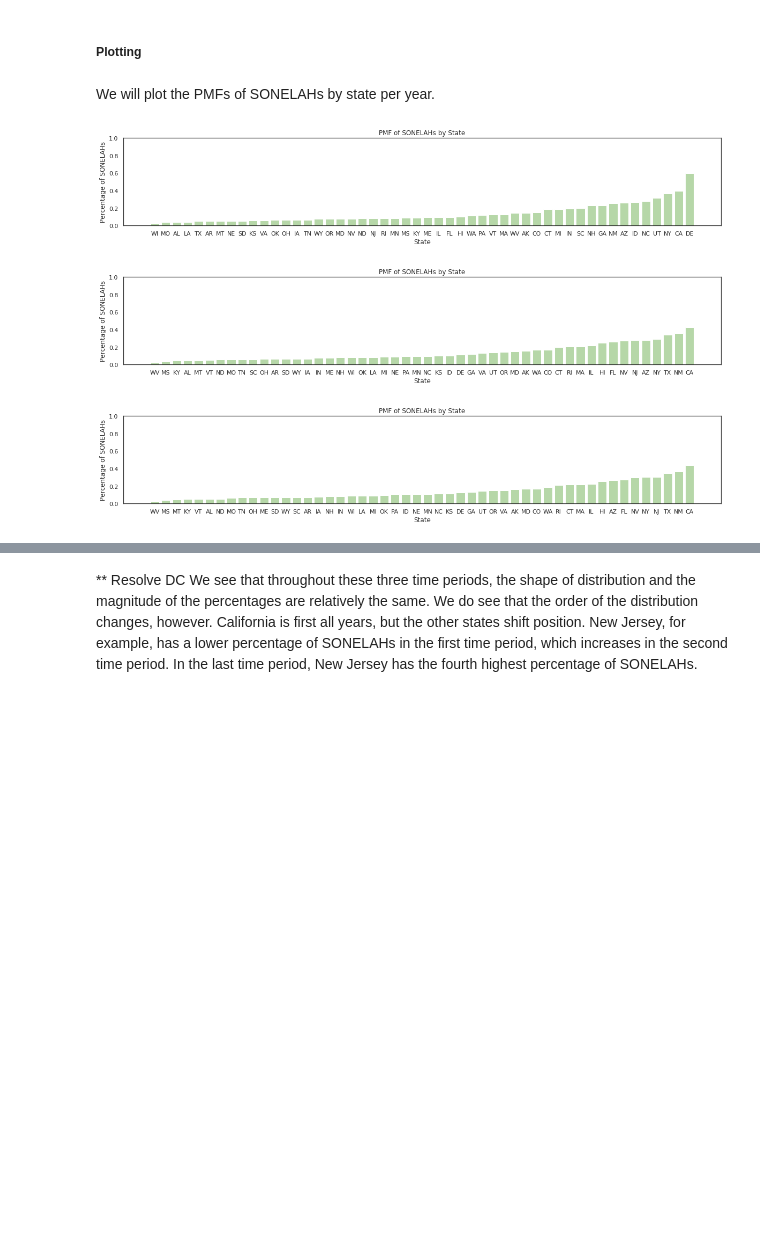
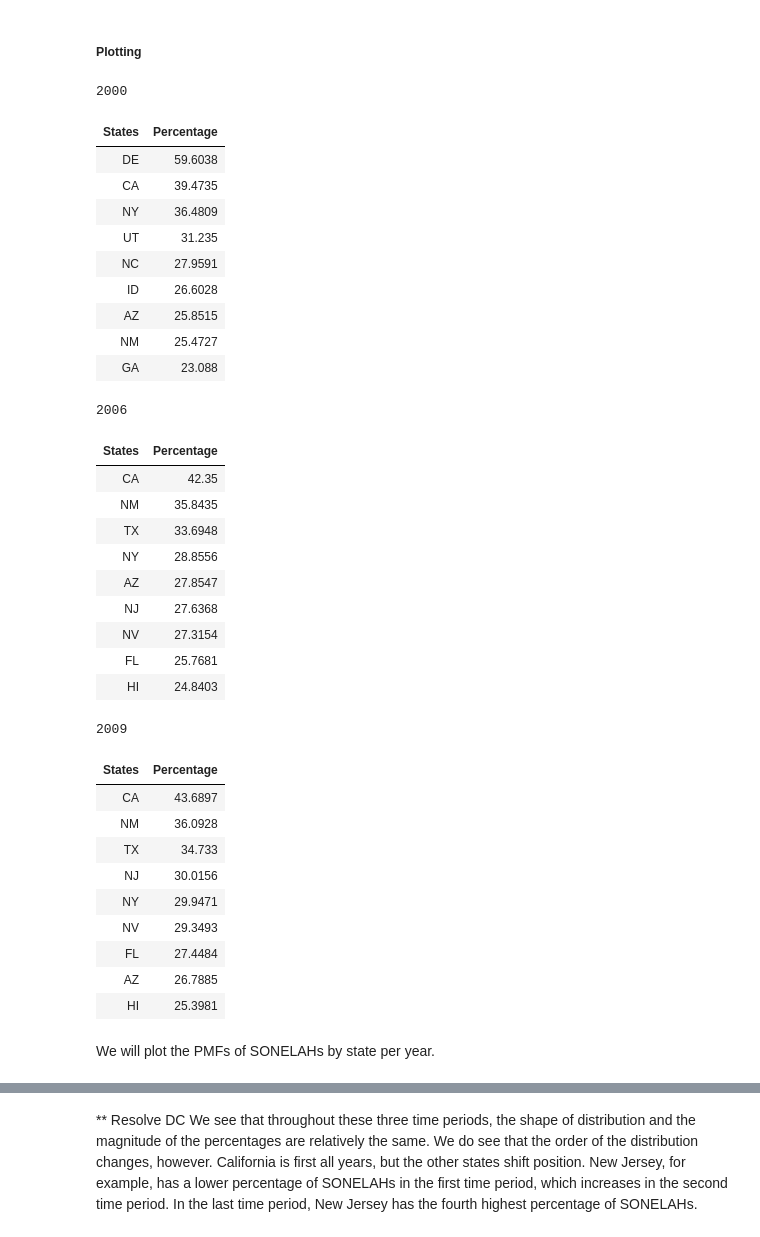
Before and after one commit to AllisonBusa/The-Mother-Tongue-of-US-Communities, a Jupyter notebook: finalfinal.ipynb, the cells around one changed output, grey strips where cells are left out. Saved outputs shown, nothing was run; the diff lists cells and outputs as text; code cells hidden in the pictures; blank space fills up the shorter version.

Commit message:
adding tables func, describing data

```diff
--- a/finalfinal.ipynb
+++ b/finalfinal.ipynb
@@ -169,6 +174,30 @@ def plotPMFs(df):
         plt.xlabel("State")
         plt.ylabel("Percentage of SONELAHs")
         i+=1
+# %%
+def createTemporalTable(df2000, df2006, df2009):
+    """
+    Takes in the dataframes which contain the number of EOS and SONELAHs per census period.
+    Returns a table that shows the top ten states with the highest percentage of SONELAHs.
+    """
+
+    df2000 = createPMFs(df2000) #Creates PMFs for each dataset and appends
+    df2000['Percentage'] = df2000['PMF'].multiply(100.*np.ones(len(df2000['PMF']))) #Turns the PMF into a percentage
+    sorteddf2000 = df2000.sort_values(by='Percentage',ascending=False) #Sorts data in order of greatest to least percentage
+
+    df2006 = createPMFs(df2006)
+    df2006['Percentage'] = df2006['PMF'].multiply(100.*np.ones(len(df2006['PMF'])))
+    sorteddf2006 = df2006.sort_values(by='Percentage',ascending=False)
+
+    df2009 = createPMFs(df2009)
+    df2009['Percentage'] = df2009['PMF'].multiply(100.*np.ones(len(df2009['PMF'])))
+    sorteddf2009 = df2009.sort_values(by='Percentage',ascending=False)
+
+    df2000_styler = sorteddf2000.iloc[0:9,[2,4]].style.set_table_attributes("style='display:inline'").set_caption('2000').hide_index()
+    df2006_styler = sorteddf2006.iloc[0:9,[2,4]].style.set_table_attributes("style='display:inline'").set_caption('2006').hide_index()
+    df2009_styler = sorteddf2009.iloc[0:9,[2,4]].style.set_table_attributes("style='display:inline'").set_caption('2009').hide_index()
+
+    display_html(df2000_styler._repr_html_()+df2006_styler._repr_html_()+df2009_styler._repr_html_(), raw=True)
 # %%
 def returnStatesfromRatio(df, percent, sign):
     """
@@ -189,13 +218,42 @@ def returnStatesfromRatio(df, percent, sign):
     print(result[["States", "PMF"]])
 # %% [markdown]
 ##### Plotting
+# %%
+
+createTemporalTable(df2000, df2006, df2009)
+# %% [output]
+2000
+| States | Percentage |
+| DE | 59.6038 |
+| CA | 39.4735 |
+| NY | 36.4809 |
+| UT | 31.235 |
+| NC | 27.9591 |
+| ID | 26.6028 |
+| AZ | 25.8515 |
+| NM | 25.4727 |
+| GA | 23.088 |
+2006
+| States | Percentage |
+| CA | 42.35 |
+| NM | 35.8435 |
+| TX | 33.6948 |
+| NY | 28.8556 |
+| AZ | 27.8547 |
+| NJ | 27.6368 |
+| NV | 27.3154 |
+| FL | 25.7681 |
+| HI | 24.8403 |
+2009
+| States | Percentage |
+| CA | 43.6897 |
+| NM | 36.0928 |
+| TX | 34.733 |
+| NJ | 30.0156 |
+| NY | 29.9471 |
+| NV | 29.3493 |
+| FL | 27.4484 |
+| AZ | 26.7885 |
+| HI | 25.3981 |
 # %% [markdown]
 We will plot the PMFs of SONELAHs by state per year.
-# %%
-plotPMFs(df2000)
-plotPMFs(df2006)
-plotPMFs(df2009)
-# %% [output]
-[figure, removed]
-[figure, removed]
-[figure, removed]
```
Also changed, not shown: parts of 3 cells of this notebook.
